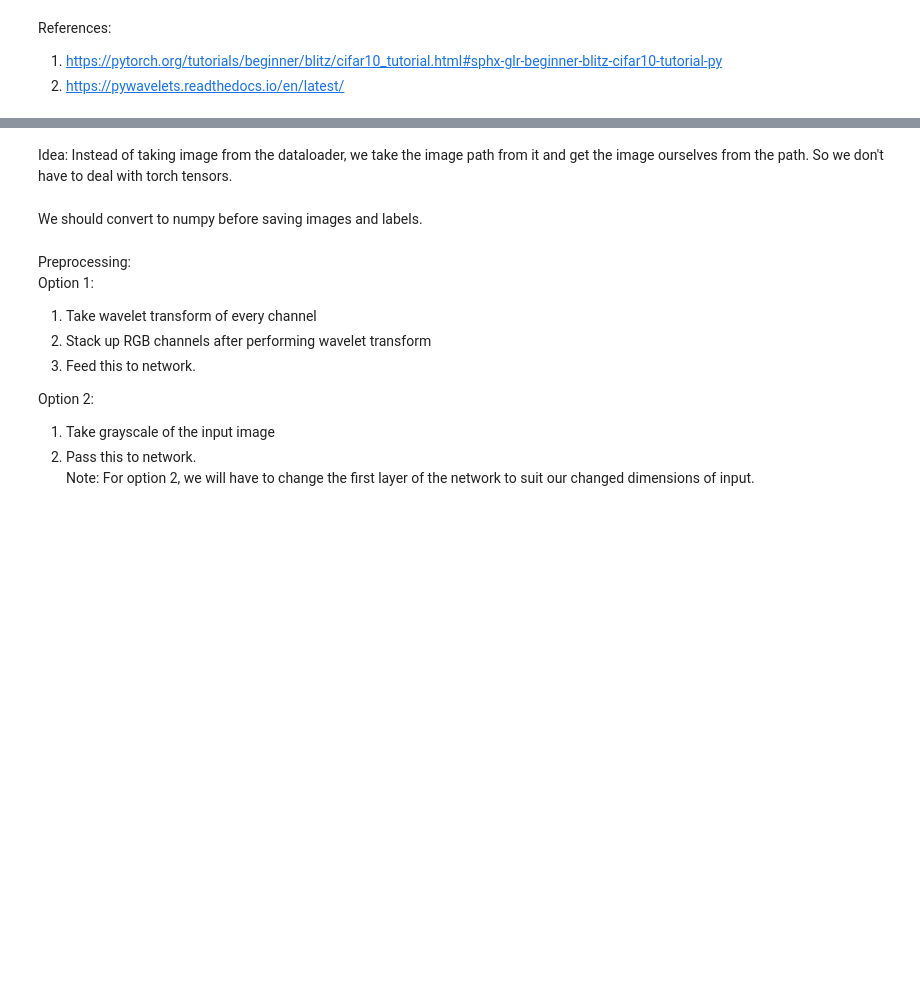
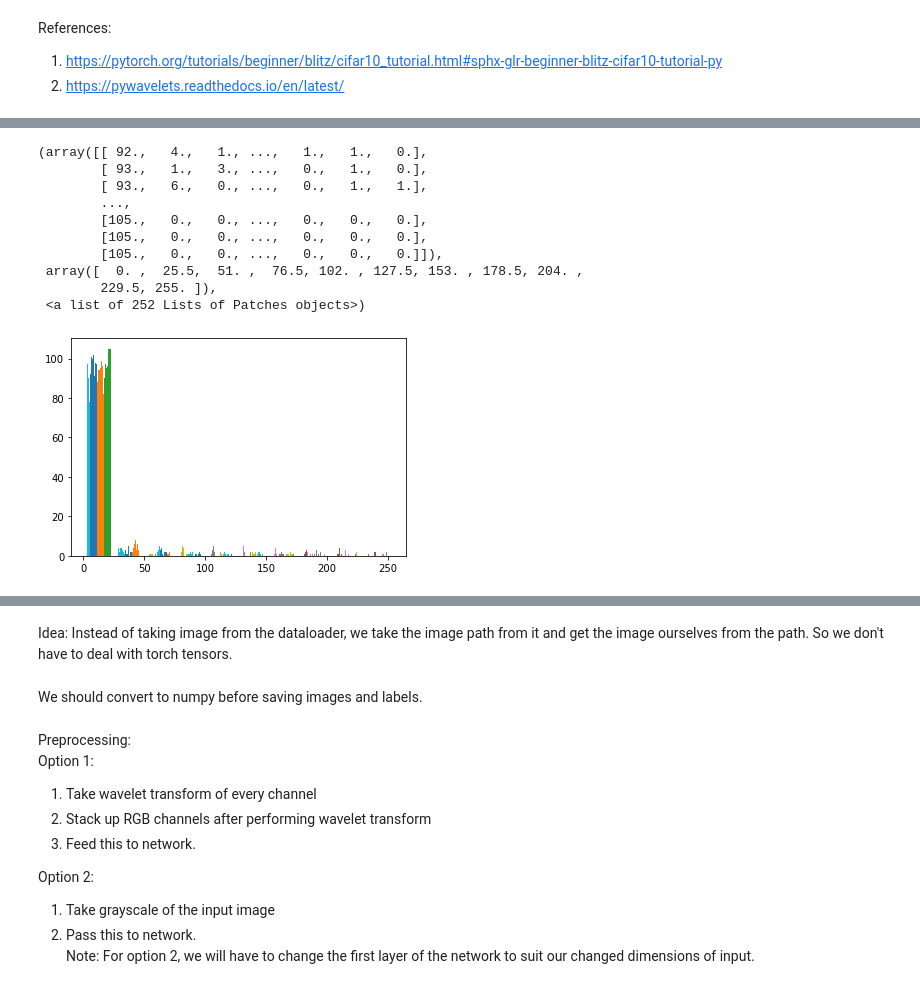
Before and after one commit to chaitanyaspatil/Edge_Detection_ECE_251C, a Jupyter notebook: Trial_nn_run.ipynb, the cells around one changed output, grey strips where cells are left out. Drawn from its saved outputs; the diff is of its cells as text; code cells hidden in the pictures; blank space fills up the shorter version.

```diff
--- a/Trial_nn_run.ipynb
+++ b/Trial_nn_run.ipynb
@@ -71,6 +71,28 @@ def wav_trans_grayscale(images):
     coeffs2 = pywt.dwt2(img_np_right_dim, 'haar')
     LL, (LH, HL, HH) = coeffs2
     return([LL, LH, HL, HH])
+
+
+
+def wav_trans(images):
+    # convert to numpy
+    images = images.numpy() # making images an nchw numpy array
+    images = images[0,0,:,:] # making images an hw numpy array
+    coeffs2 = pywt.dwt2(images, 'haar')
+    LL, (LH, HL, HH) = coeffs2
+
+    # LL is an hw numpy array
+
+    # convert LL into a torch tensor of NCHW
+
+    LL[LL>255.0] = 255.0
+    height = LL.shape[0]
+    width = LL.shape[1]
+    LL = torch.from_numpy(LL)
+    LL = torch.reshape(LL,(1, 1, height, width))
+
+    return(LL)
+
 
 def WT_grayscale_path_input(path):
     """Takes as input path string"""
@@ -122,0 +176,17 @@ dataiter = iter(train_loader)
+# %%
+wt_labels = wav_trans(labels)
+# %%
+labels_wt_4_hist = wt_labels[0,0,:,:].numpy()
+plt.hist(labels_wt_4_hist)
+# %% [output]
+(array([[ 92.,   4.,   1., ...,   1.,   1.,   0.],
+        [ 93.,   1.,   3., ...,   0.,   1.,   0.],
+        [ 93.,   6.,   0., ...,   0.,   1.,   1.],
+        ...,
+        [105.,   0.,   0., ...,   0.,   0.,   0.],
+        [105.,   0.,   0., ...,   0.,   0.,   0.],
+        [105.,   0.,   0., ...,   0.,   0.,   0.]]),
+ array([  0. ,  25.5,  51. ,  76.5, 102. , 127.5, 153. , 178.5, 204. ,
+        229.5, 255. ]),
+ <a list of 252 Lists of Patches objects>)
+[figure, added]
```
Also changed, not shown: parts of 16 cells of this notebook, 8 other files.
